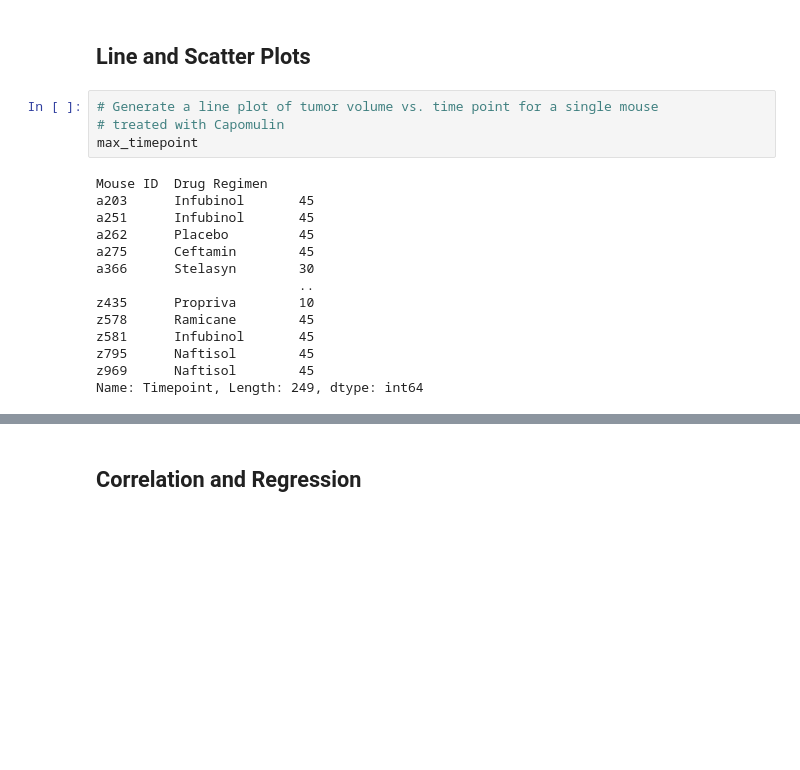
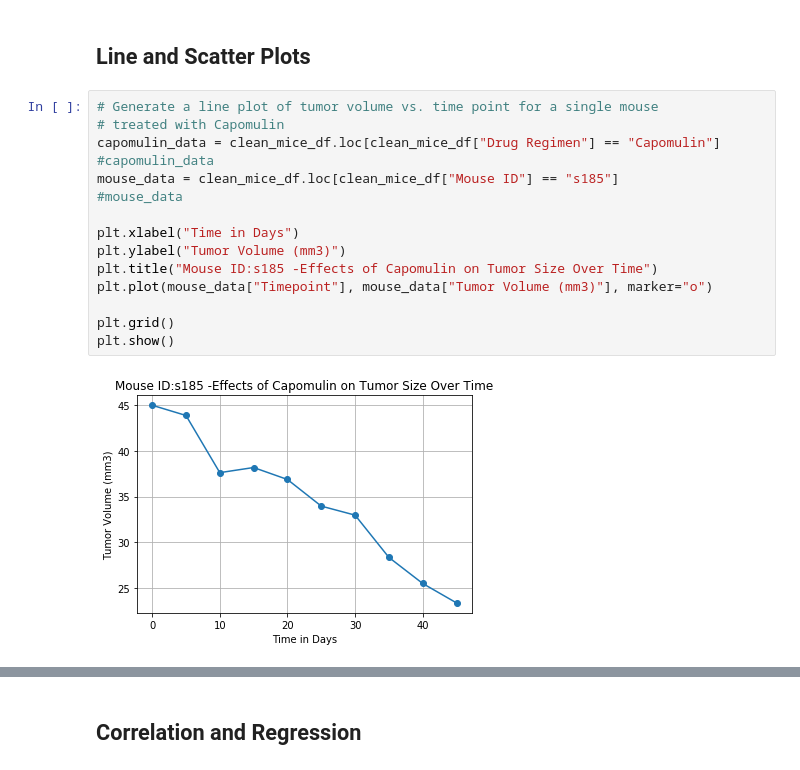
Before and after one commit to Ssimoes48/Plots-Matplotlib, a Jupyter notebook: pymaceuticals_starter.ipynb, the cells around one changed output, grey strips where cells are left out. Cells and saved outputs as stored; diff of their text form; blank space fills up the shorter version.

```diff
--- a/pymaceuticals_starter.ipynb
+++ b/pymaceuticals_starter.ipynb
@@ -318,23 +318,22 @@ plt.tight_layout()
 # %% [markdown]
 ## Line and Scatter Plots
-# %%
-# Generate a line plot of tumor volume vs. time point for a single mouse
-# treated with Capomulin
-max_timepoint
-# %% [output]
-Mouse ID  Drug Regimen
-a203      Infubinol       45
-a251      Infubinol       45
-a262      Placebo         45
-a275      Ceftamin        45
-a366      Stelasyn        30
-                          ..
-z435      Propriva        10
-z578      Ramicane        45
-z581      Infubinol       45
-z795      Naftisol        45
-z969      Naftisol        45
-Name: Timepoint, Length: 249, dtype: int64
+# %%
+# Generate a line plot of tumor volume vs. time point for a single mouse
+# treated with Capomulin
+capomulin_data = clean_mice_df.loc[clean_mice_df["Drug Regimen"] == "Capomulin"]
+#capomulin_data
+mouse_data = clean_mice_df.loc[clean_mice_df["Mouse ID"] == "s185"]
+#mouse_data
+
+plt.xlabel("Time in Days")
+plt.ylabel("Tumor Volume (mm3)")
+plt.title("Mouse ID:s185 -Effects of Capomulin on Tumor Size Over Time")
+plt.plot(mouse_data["Timepoint"], mouse_data["Tumor Volume (mm3)"], marker="o")
+
+plt.grid()
+plt.show()
+# %% [output]
+[figure, added]
 # %%
 # Generate a scatter plot of average tumor volume vs. mouse weight
 # for all mice in the Capomulin regimen
```
Also changed, not shown: parts of 3 cells of this notebook, 7 other files.
